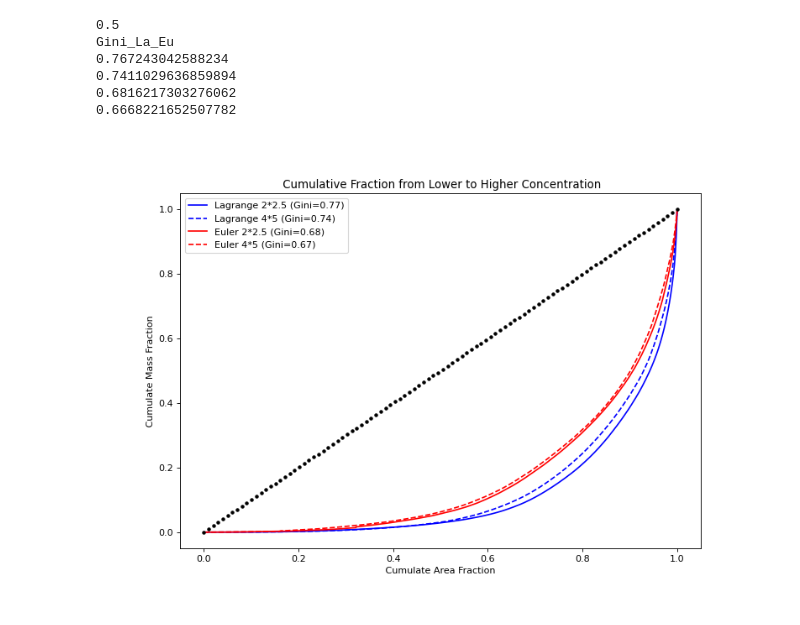
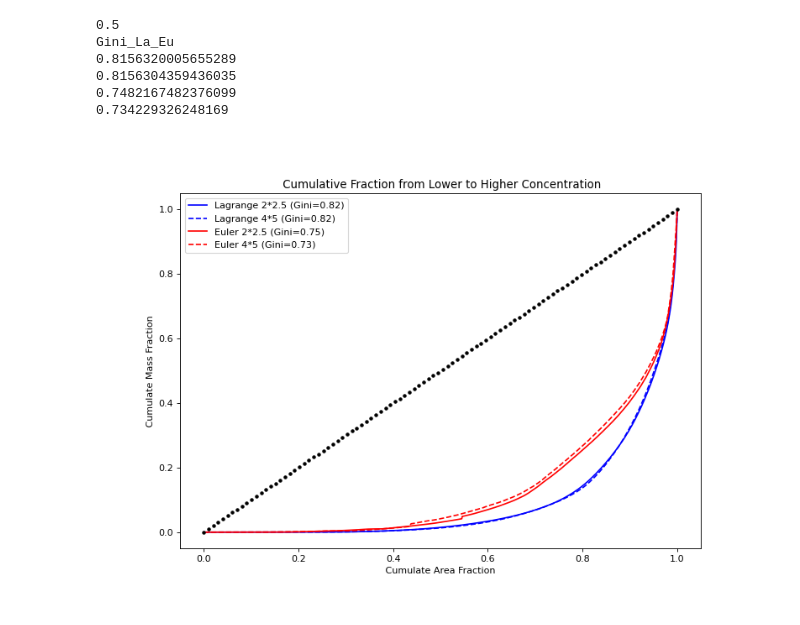
Before and after one commit to hongwei8sun/GEOS-Chem, a Jupyter notebook: CDF_Gini.ipynb, the cells around one changed output. Cells and saved outputs as stored; diff of their text form; code cells hidden in the pictures.

```diff
--- a/CDF_Gini.ipynb
+++ b/CDF_Gini.ipynb
@@ -25,7 +25,7 @@ NA = 6.022e+23
 # 2*2.5
 
 FILEDIR1 = '/n/home12/hongwei/HONGWEI/merra2_2x25_standard_2/'
-NcFile1   = Dataset(FILEDIR1+'/GEOSChem.SpeciesConc_inst.20150101_0000z.nc4','r',format='NETCDF4_CLASSIC')
+NcFile1   = Dataset(FILEDIR1+'/GEOSChem.SpeciesConc_inst.20150101_0000z_backup4.nc4','r',format='NETCDF4_CLASSIC')
 
 lat1             = NcFile1.variables['lat'][:]
 lon1             = NcFile1.variables['lon'][:]
@@ -37,7 +37,7 @@ GC_AREA1 = NcFile1.variables['AREA'][:,:]
 
 # 4*5
 FILEDIR2 = '/n/home12/hongwei/HONGWEI/merra2_4x5_standard_2/'
-NcFile2   = Dataset(FILEDIR2+'/GEOSChem.SpeciesConc_inst.20150101_0000z.nc4','r',format='NETCDF4_CLASSIC')
+NcFile2   = Dataset(FILEDIR2+'/GEOSChem.SpeciesConc_inst.20150101_0000z_backup1.nc4','r',format='NETCDF4_CLASSIC')
 
 lat2             = NcFile2.variables['lat'][:]
 lon2             = NcFile2.variables['lon'][:]
@@ -104,13 +104,26 @@ AD1_mol = GC_AD1[:,:,:]*1000.0/28.97
 AD2_mol = GC_AD2[:,:,:]*1000.0/28.97
 
 # entropy
-S_EU1 = -k*np.sum( GC_AD1[:,:,:]*EU1[30,:,:,:]* np.log(EU1[30,:,:,:], out=np.zeros_like(EU1[30,:,:,:]), where=(EU1[30,:,:,:]!=0)), axis=(0,1,2) )
-S_LA1 = -k*np.sum( GC_AD1[:,:,:]*LA1[30,:,:,:]* np.log(LA1[30,:,:,:], out=np.zeros_like(LA1[30,:,:,:]), where=(LA1[30,:,:,:]!=0)), axis=(0,1,2) )
 
-S_EU2 = -k*np.sum( GC_AD2[:,:,:]*EU2[30,:,:,:]* np.log(EU2[30,:,:,:], out=np.zeros_like(EU2[30,:,:,:]), where=(EU2[30,:,:,:]!=0)), axis=(0,1,2) )
-S_LA2 = -k*np.sum( GC_AD2[:,:,:]*LA2[30,:,:,:]* np.log(LA2[30,:,:,:], out=np.zeros_like(LA2[30,:,:,:]), where=(LA2[30,:,:,:]!=0)), axis=(0,1,2) )
+Entropy3d_EU1, Entropy3d_LA1, Entropy3d_EU2, Entropy3d_LA2 = [], [], [], []
 
-print(S_EU1, S_LA1)
-print(S_EU2, S_LA2)
+for it in range(Nt1):
+    S_EU1 = -k*np.sum( GC_AD1[:,:,:]*EU1[it,:,:,:]* np.log(EU1[it,:,:,:], out=np.zeros_like(EU1[it,:,:,:]), \
+                                                           where=(EU1[it,:,:,:]!=0)), axis=(0,1,2) )
+    S_LA1 = -k*np.sum( GC_AD1[:,:,:]*LA1[it,:,:,:]* np.log(LA1[it,:,:,:], out=np.zeros_like(LA1[it,:,:,:]), \
+                                                           where=(LA1[it,:,:,:]!=0)), axis=(0,1,2) )
+
+    S_EU2 = -k*np.sum( GC_AD2[:,:,:]*EU2[it,:,:,:]* np.log(EU2[it,:,:,:], out=np.zeros_like(EU2[it,:,:,:]), \
+                                                           where=(EU2[it,:,:,:]!=0)), axis=(0,1,2) )
+    S_LA2 = -k*np.sum( GC_AD2[:,:,:]*LA2[it,:,:,:]* np.log(LA2[it,:,:,:], out=np.zeros_like(LA2[it,:,:,:]), \
+                                                           where=(LA2[it,:,:,:]!=0)), axis=(0,1,2) )
+
+    Entropy3d_EU1.append(S_EU1)
+    Entropy3d_LA1.append(S_LA1)
+    Entropy3d_EU2.append(S_EU2)
+    Entropy3d_LA2.append(S_LA2)
+
+# print(Entropy3d_EU1, Entropy3d_LA1)
+# print(Entropy3d_EU2, Entropy3d_LA2)
 # %% [output]
 Boltzmann constant=1.380649e-23
@@ -281,20 +379,27 @@ EU2_mass_cumsum_frac = EU2_mass_cumsum/EU2_mass_cumsum[length2-1]
 # %%
 # calculate Gini coefficient
 
-diag = np.linspace(0,1,100)
-Al = np.trapz(diag, diag)
+Gini_La1_time, Gini_La2_time, Gini_Eu1_time, Gini_Eu2_time = [], [], [], []
 
-LA1 = np.trapz(LA1_mass_cumsum_frac, LA1_area_cumsum_frac)
-LA2 = np.trapz(LA2_mass_cumsum_frac, LA2_area_cumsum_frac)
+for it in range(Nt1):
+    diag = np.linspace(0,1,100)
+    Al = np.trapz(diag, diag)
 
-EU1 = np.trapz(EU1_mass_cumsum_frac, EU1_area_cumsum_frac)
-EU2 = np.trapz(EU2_mass_cumsum_frac, EU2_area_cumsum_frac)
+    LA1 = np.trapz(LA1_mass_cumsum_frac_time[it], LA1_area_cumsum_frac_time[it])
+    LA2 = np.trapz(LA2_mass_cumsum_frac_time[it], LA2_area_cumsum_frac_time[it])
 
-Gini_La1 = (Al-LA1)/Al
-Gini_La2 = (Al-LA2)/Al
+    EU1 = np.trapz(EU1_mass_cumsum_frac_time[it], EU1_area_cumsum_frac_time[it])
+    EU2 = np.trapz(EU2_mass_cumsum_frac_time[it], EU2_area_cumsum_frac_time[it])
 
-Gini_Eu1 = (Al-EU1)/Al
-Gini_Eu2 = (Al-EU2)/Al
+    Gini_La1 = (Al-LA1)/Al
+    Gini_La2 = (Al-LA2)/Al
+    Gini_Eu1 = (Al-EU1)/Al
+    Gini_Eu2 = (Al-EU2)/Al
+
+    Gini_La1_time.append(Gini_La1)
+    Gini_La2_time.append(Gini_La2)
+    Gini_Eu1_time.append(Gini_Eu1)
+    Gini_Eu2_time.append(Gini_Eu2)
 
 print(Al)
 print('Gini_La_Eu')
@@ -305,35 +410,35 @@ print(Gini_Eu2)
 # %% [output]
 0.5
 Gini_La_Eu
-0.767243042588234
-0.7411029636859894
-0.6816217303276062
-0.6668221652507782
+0.8156320005655289
+0.8156304359436035
+0.7482167482376099
+0.734229326248169
 # %%
-# Plot CFD curve: mass vs. area
+# Plot CFD curve: mass vs. area in the END of the simulation
 plt.figure(figsize=(10,7), dpi= 80)
 
-plt.plot(LA1_area_cumsum_frac,LA1_mass_cumsum_frac,'b',label=f'Lagrange 2*2.5 (Gini={Gini_La1:.2f})')
-plt.plot(LA2_area_cumsum_frac,LA2_mass_cumsum_frac,'b--',label=f'Lagrange 4*5 (Gini={Gini_La2:.2f})')
+plt.plot(LA1_area_cumsum_frac_time[Nt1-1],LA1_mass_cumsum_frac_time[Nt1-1],'b',label=f'Lagrange 2*2.5 (Gini={Gini_La1:.2f})')
+plt.plot(LA2_area_cumsum_frac_time[Nt1-1],LA2_mass_cumsum_frac_time[Nt1-1],'b--',label=f'Lagrange 4*5 (Gini={Gini_La2:.2f})')
 
-plt.plot(EU1_area_cumsum_frac,EU1_mass_cumsum_frac,'r',label=f'Euler 2*2.5 (Gini={Gini_Eu1:.2f})')
-plt.plot(EU2_area_cumsum_frac,EU2_mass_cumsum_frac,'r--',label=f'Euler 4*5 (Gini={Gini_Eu2:.2f})')
+plt.plot(EU1_area_cumsum_frac_time[Nt1-1],EU1_mass_cumsum_frac_time[Nt1-1],'r',label=f'Euler 2*2.5 (Gini={Gini_Eu1:.2f})')
+plt.plot(EU2_area_cumsum_frac_time[Nt1-1],EU2_mass_cumsum_frac_time[Nt1-1],'r--',label=f'Euler 4*5 (Gini={Gini_Eu2:.2f})')
 
 diag = np.linspace(0,1,100)
 plt.plot(diag,diag,'k.')
 
 
 #plt.legend(loc='upper left')
 plt.title(' Cumulative Fraction from Lower to Higher Concentration')
 plt.xlabel(' Cumulate Area Fraction ')
 plt.ylabel(' Cumulate Mass Fraction ')
 plt.legend()
 
 plt.savefig('CDF_Area_Mass.png')
 plt.clf();
 plt.cla();
 plt.close();
 
 Image('CDF_Area_Mass.png')
 # %% [output]
-[figure, old version]
+[figure, new version]
```
Also changed, not shown: parts of 12 cells of this notebook, 2 other files.
